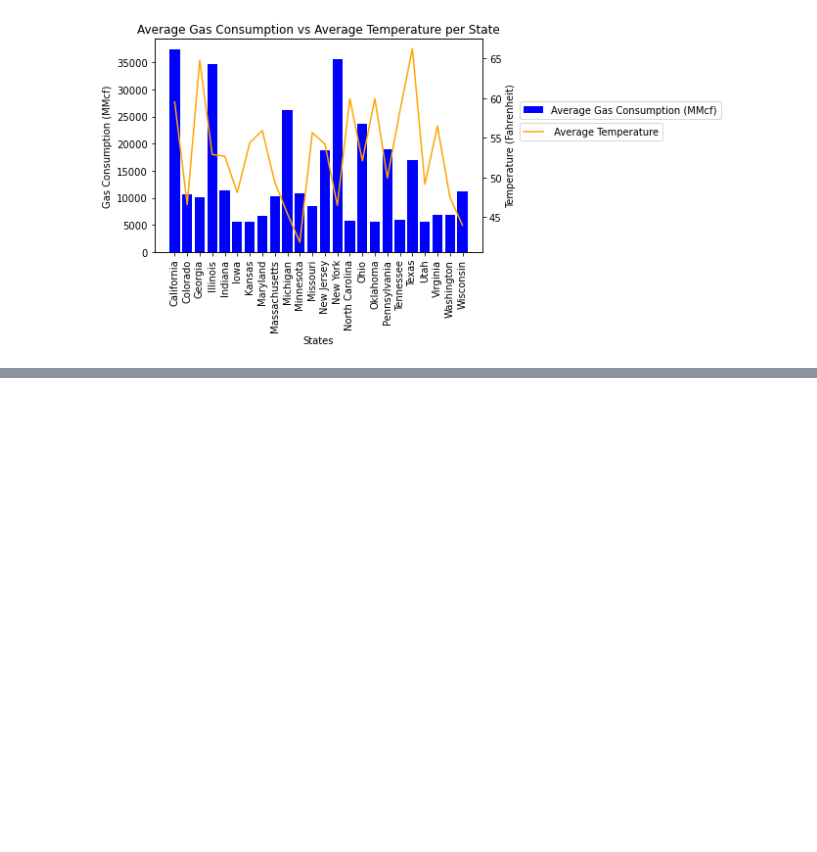
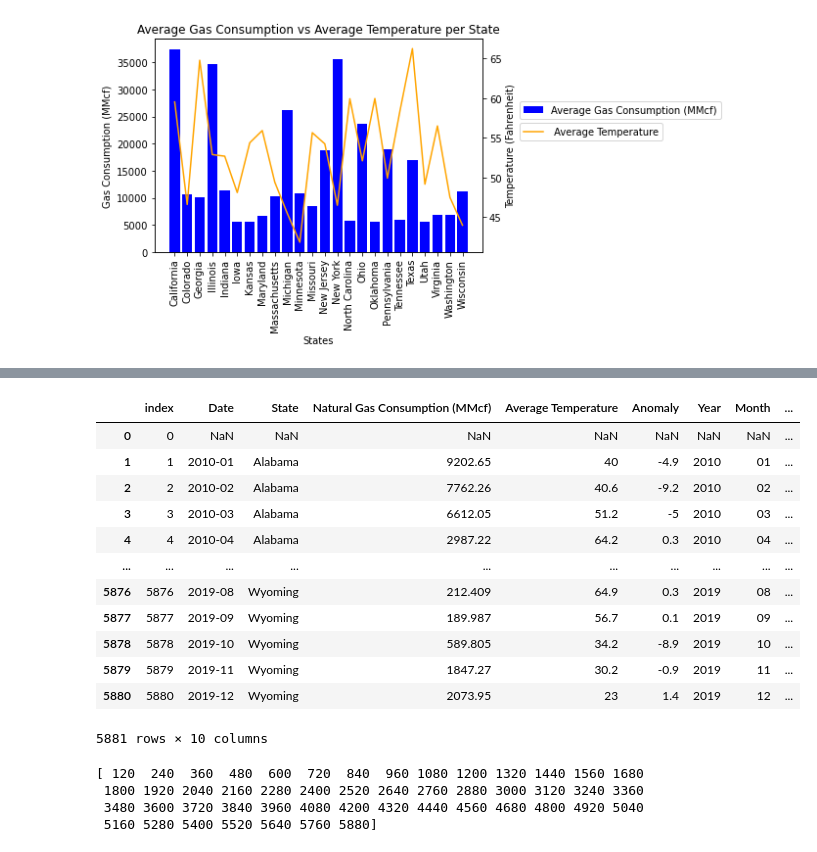
Before and after one commit to kcwf3d/databootcamp_Project_1, a Jupyter notebook: final_data_analysis.ipynb, the cells around one changed output, grey strips where cells are left out. Saved outputs shown, nothing was run; the diff lists cells and outputs as text; code cells hidden in the pictures; blank space fills up the shorter version.

```diff
--- a/final_data_analysis.ipynb
+++ b/final_data_analysis.ipynb
@@ -264,0 +377,11 @@ Text(0.5, 1.0, 'Average Gas Consumption vs Average Temperature per State')
+# %%
+# update the first and last columns to be duplicative and not text values
+weather2_df.loc[0] = [40, -4.9]
+weathersubtract_df.loc[5881] = [ 23, 1.4]
+# %%
+#reset index for offsetting data frame to obtain difference
+weathersubtract_df.reset_index(inplace=True)
+weathersubtract_df.drop(['level_0'], axis =1, inplace=True)
+weathersubtract_df.drop(['index'], axis =1, inplace=True)
+
+weathersubtract_df
@@ -264,0 +402,4 @@ Text(0.5, 1.0, 'Average Gas Consumption vs Average Temperature per State')
+# %%
+#reset index for offsetting data frame to obtain difference
+weather2_df.reset_index(inplace=True)
+weather2_df
@@ -264,0 +420,7 @@ Text(0.5, 1.0, 'Average Gas Consumption vs Average Temperature per State')
+# %%
+#subtract the dataframes, drop unnecessary columns, and change column names
+temp_difference_df = weather2_df.subtract(weathersubtract_df, axis=1)
+temp_difference_df.rename(columns = {' Average Temperature':'Temperature Difference'}, inplace = True)
+temp_difference_df.rename(columns = {'Anomaly':'Anomaly Difference'}, inplace = True)
+temp_difference_df.drop(['index'], axis =1, inplace=True)
+temp_difference_df
@@ -264,0 +441,36 @@ Text(0.5, 1.0, 'Average Gas Consumption vs Average Temperature per State')
+# %%
+#Merging the differences to a new weather dataframe, reset index, and adding the additional row for comparison purposes
+
+# commenting out as only needs to occur once.
+weatherfinal_df = combined_df.copy()
+weatherfinal_df.loc[-1] = ['NaN', 'NaN', 'NaN', 'NaN', 'NaN', 'NaN', 'NaN']  # adding a row
+weatherfinal_df.index = weatherfinal_df.index + 1  # shifting index
+weatherfinal_df.sort_index(inplace=True)
+weatherfinal_df.reset_index(inplace=True)
+weatherfinal_df
+
+weatherfinalmerge_df = weatherfinal_df.join(temp_difference_df)
+weatherfinalmerge_df
+# %% [output]
+|  | index | Date | State | Natural Gas Consumption (MMcf) | Average Temperature | Anomaly | Year | Month | ... |
+| 0 | 0 | NaN | NaN | NaN | NaN | NaN | NaN | NaN | ... |
+| 1 | 1 | 2010-01 | Alabama | 9202.65 | 40 | -4.9 | 2010 | 01 | ... |
+| 2 | 2 | 2010-02 | Alabama | 7762.26 | 40.6 | -9.2 | 2010 | 02 | ... |
+| 3 | 3 | 2010-03 | Alabama | 6612.05 | 51.2 | -5 | 2010 | 03 | ... |
+| 4 | 4 | 2010-04 | Alabama | 2987.22 | 64.2 | 0.3 | 2010 | 04 | ... |
+| ... | ... | ... | ... | ... | ... | ... | ... | ... | ... |
+| 5876 | 5876 | 2019-08 | Wyoming | 212.409 | 64.9 | 0.3 | 2019 | 08 | ... |
+| 5877 | 5877 | 2019-09 | Wyoming | 189.987 | 56.7 | 0.1 | 2019 | 09 | ... |
+| 5878 | 5878 | 2019-10 | Wyoming | 589.805 | 34.2 | -8.9 | 2019 | 10 | ... |
+| 5879 | 5879 | 2019-11 | Wyoming | 1847.27 | 30.2 | -0.9 | 2019 | 11 | ... |
+| 5880 | 5880 | 2019-12 | Wyoming | 2073.95 | 23 | 1.4 | 2019 | 12 | ... |
+5881 rows × 10 columns
+# %%
+# Needs to replace the data for the 12/2019 Average Temperature_subtract as it is finding the difference between december of one state and december of another state. This value should be zero.
+# finding indices where 12/2019 exists
+print(weatherfinalmerge_df[weatherfinalmerge_df['Date']=='2019-12'].index.values)
+# %% [output]
+[ 120  240  360  480  600  720  840  960 1080 1200 1320 1440 1560 1680
+ 1800 1920 2040 2160 2280 2400 2520 2640 2760 2880 3000 3120 3240 3360
+ 3480 3600 3720 3840 3960 4080 4200 4320 4440 4560 4680 4800 4920 5040
+ 5160 5280 5400 5520 5640 5760 5880]
```
Also changed, not shown: parts of 21 cells of this notebook.
